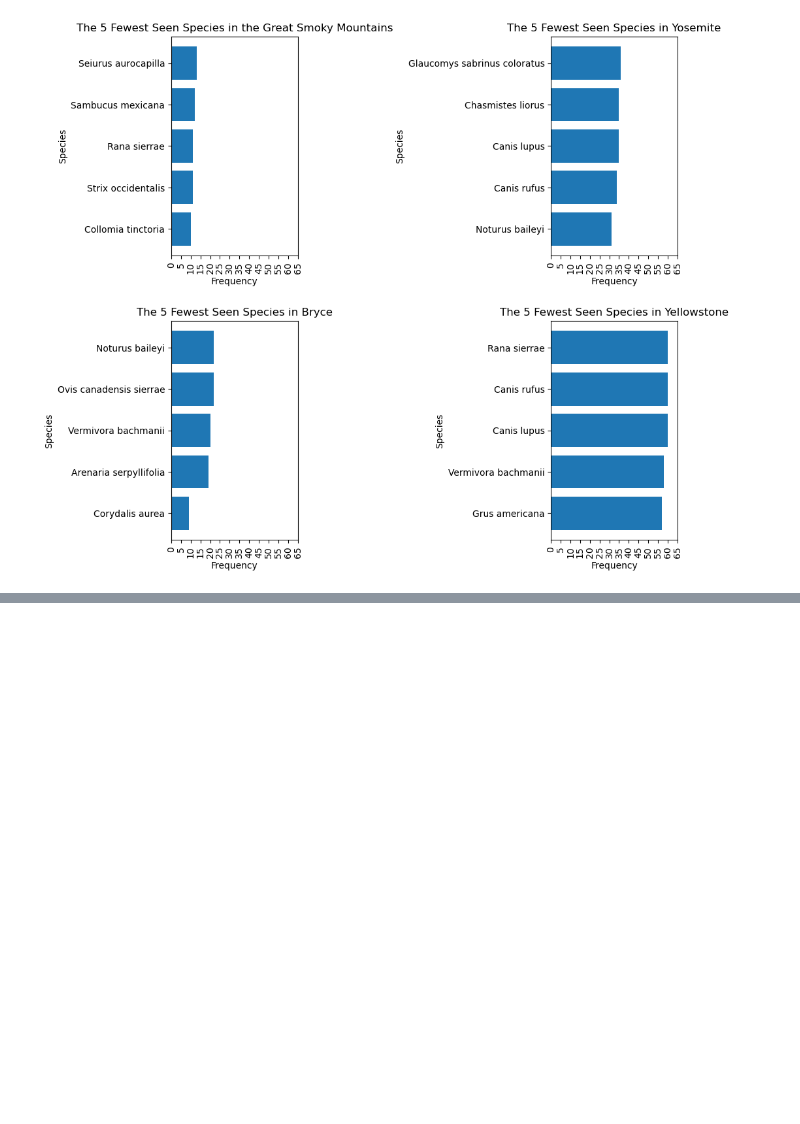
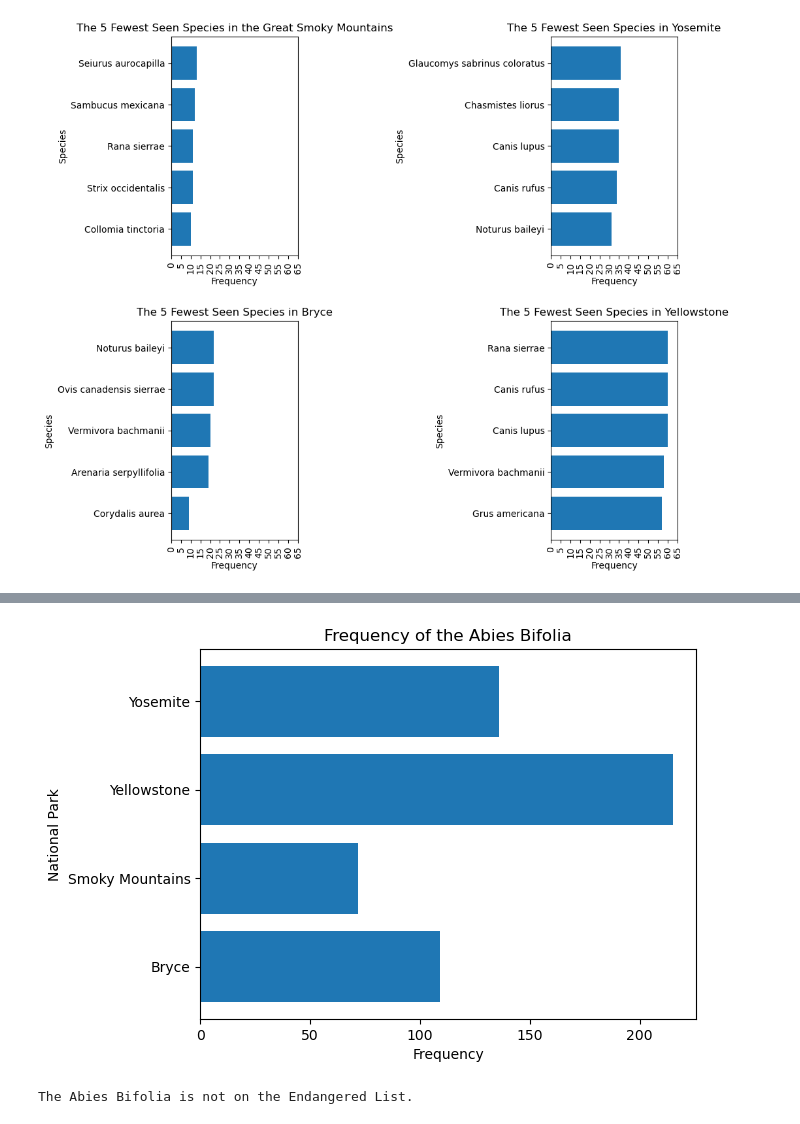
Before and after one commit to thejjserg/biodiversity, a Jupyter notebook: biodiversity_starter/biodiversity.ipynb, the cells around one changed output, grey strips where cells are left out. Cells and saved outputs as stored; diff of their text form; code cells hidden in the pictures; blank space fills up the shorter version.

Commit message:
Create a function for plotting scientific name

```diff
--- a/biodiversity_starter/biodiversity.ipynb
+++ b/biodiversity_starter/biodiversity.ipynb
@@ -548,0 +531,34 @@ species_info.head()
+# %%
+def plot_animal_bar(animal):
+    # Filter the DataFrame for the Animal
+    df = species_info[species_info.scientific_name == animal].reset_index()
+
+    # Define the Park Order and an Empty Frequency List
+    parks = ["Bryce", "Smoky Mountains", "Yellowstone", "Yosemite"]
+    frequency = []
+
+    # Append the Frequency List
+    frequency.append(df.bryce_seen[0])
+    frequency.append(df.smoky_seen[0])
+    frequency.append(df.yellowstone_seen[0])
+    frequency.append(df.yosemite_seen[0])
+
+    # Create a Bar Chart for Animal
+    plt.barh(parks, frequency)
+    plt.title("Frequency of the " + animal.title())
+    plt.xlabel("Frequency")
+    plt.ylabel("National Park")
+
+    # Show and Close the Plot
+    plt.show()
+    plt.close()
+
+    if df.endangered_list[0] == "On the Endangered List":
+        print("The " + animal.title() + " is on the Endangered List. Its status is " + str(df.conservation_status[0]))
+    else:
+        print("The " + animal.title() + " is not on the Endangered List.")
+# %%
+plot_animal_bar("Abies bifolia")
+# %% [output]
+[figure, added]
+The Abies Bifolia is not on the Endangered List.
```
Also changed, not shown: parts of 4 cells of this notebook.
